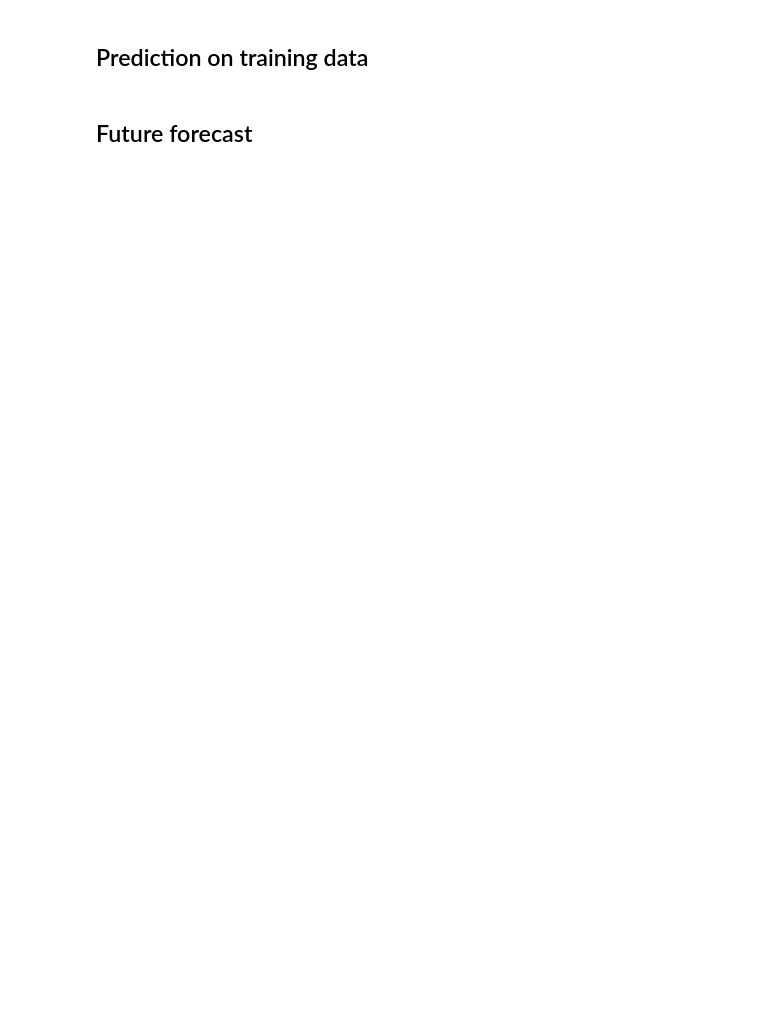
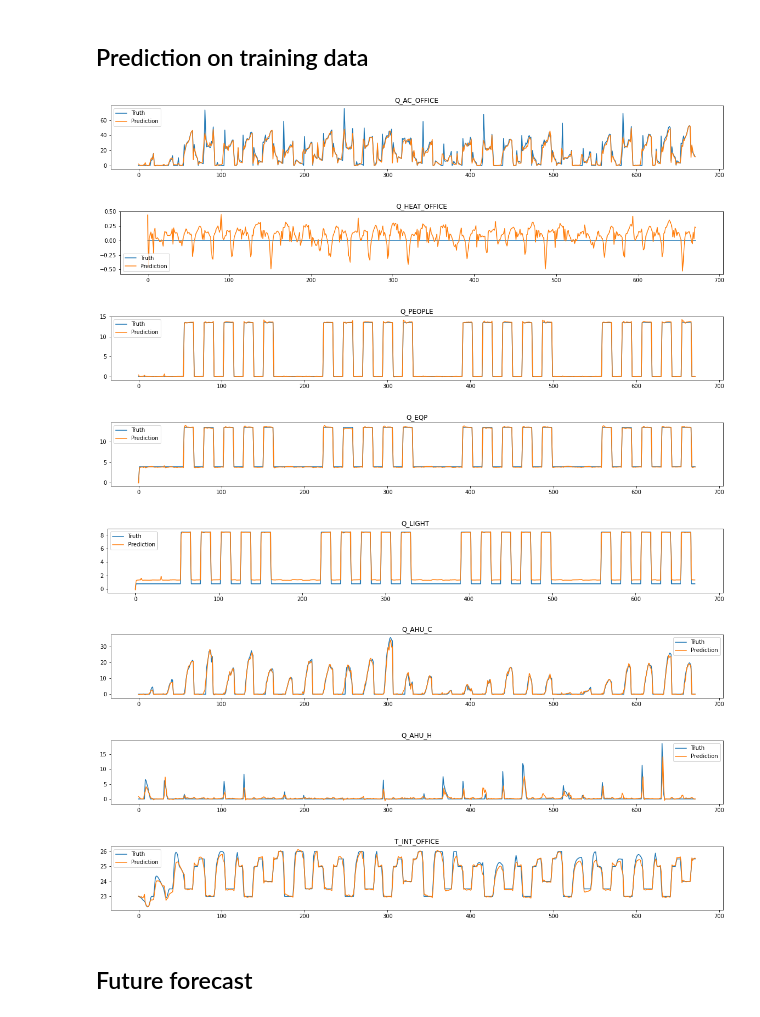
Before and after one commit to krypton-unite/time_series_predictor, a Jupyter notebook: docs/source/notebooks/example_oze_challenge.ipynb, the cells around one changed output. Cells and saved outputs as stored; diff of their text form; code cells hidden in the pictures; blank space fills up the shorter version.

```diff
--- a/docs/source/notebooks/example_oze_challenge.ipynb
+++ b/docs/source/notebooks/example_oze_challenge.ipynb
@@ -85,30 +103,39 @@
 # %% [markdown]
 ## Prediction on training data
 # %%
-# if config['predict on training data enabled']:
-#     # Select training example
-#     idx = np.random.randint(0, len(tsp.dataset))
-#     dataloader = tsp.ttr.regressor['regressor'].get_iterator(tsp.dataset)
-#     x, y = dataloader.dataset[idx]
+if config['predict on training data enabled']:
+    # Select training example
+    idx = np.random.randint(0, len(tsp.dataset))
+    dataloader = tsp.ttr.regressor['regressor'].get_iterator(tsp.dataset)
+    x, y = dataloader.dataset[idx]
 
-#     # Run predictions
-#     netout = tsp.sample_predict(x)
+    # Run predictions
+    netout = tsp.sample_predict(x)
 
-#     d_output = netout.shape[1]
-#     for idx_output_var in range(d_output):
-#         # Select real passengers data
-#         y_true = y[:, idx_output_var]
+    d_output = netout.shape[1]
+    for idx_output_var in range(d_output):
+        # Select real passengers data
+        y_true = y[:, idx_output_var]
 
-#         y_pred = netout[:, idx_output_var]
+        y_pred = netout[:, idx_output_var]
 
-#         if config['plot']['prediction on training data']:
-#             plt.figure(figsize=(20, 20))
-#             plt.subplot(d_output, 1, idx_output_var+1)
+        if config['plot']['prediction on training data']:
+            plt.figure(figsize=(20, 20))
+            axes_two = plt.subplot(d_output, 1, idx_output_var+1)
 
-#             plt.plot(y_true, label="Truth")
-#             plt.plot(y_pred, label="Prediction")
-#             plt.title(tsp.dataset.labels['X'][idx_output_var])
-#             plt.legend()
+            plt.plot(y_true, label="Truth")
+            plt.plot(y_pred, label="Prediction")
+            plt.title(tsp.dataset.labels['X'][idx_output_var])
+            plt.legend()
+# %% [output]
+[figure, added]
+[figure, added]
+[figure, added]
+[figure, added]
+[figure, added]
+[figure, added]
+[figure, added]
+[figure, added]
 # %% [markdown]
 ## Future forecast
 # %%
```
Also changed, not shown: parts of 6 cells of this notebook.
